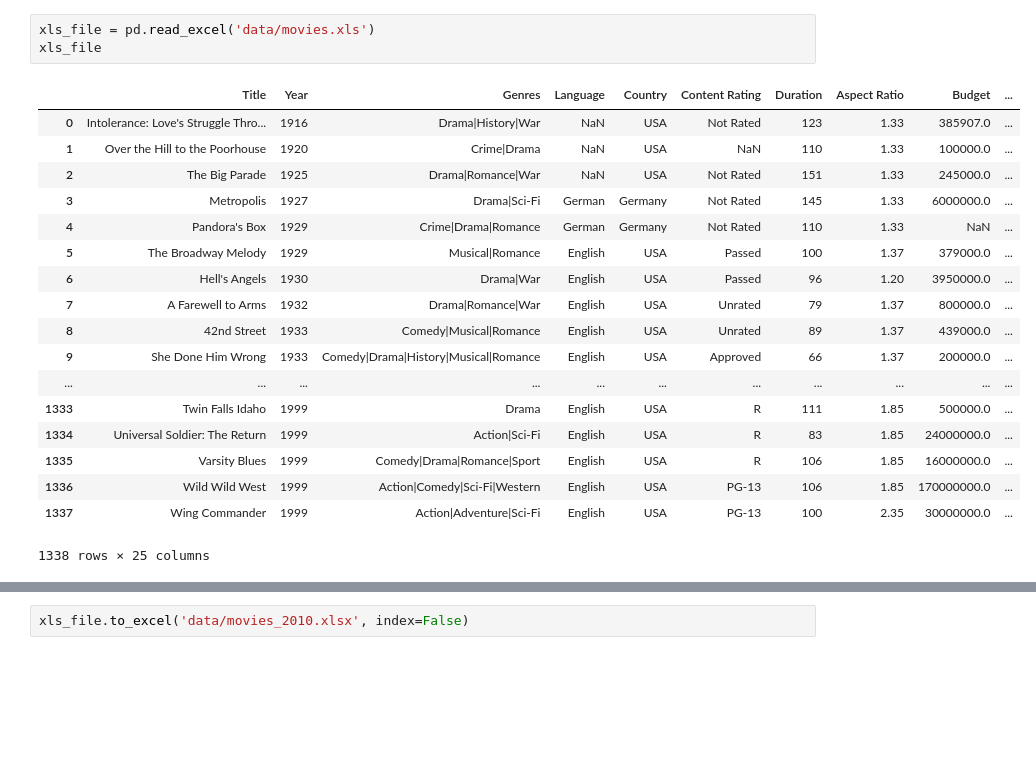
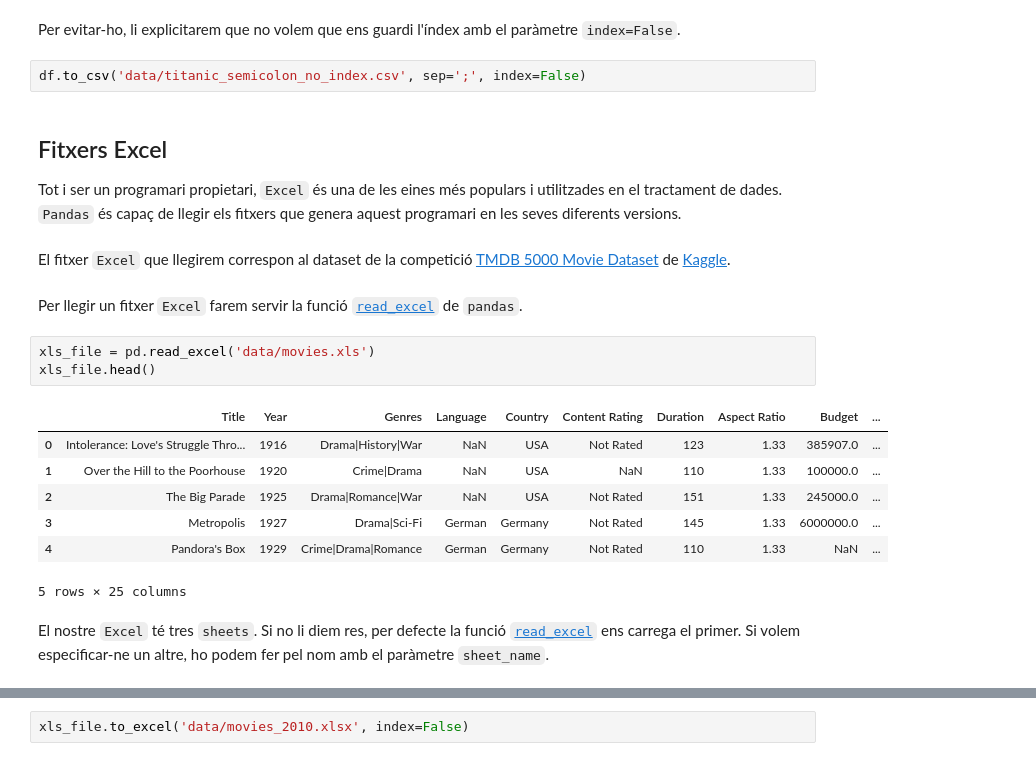
Before and after one commit to xdurana/uoc-dmlab, a Jupyter notebook: 2/lectura-fitxers-dades.ipynb, the cells around one changed output, grey strips where cells are left out. Cells and saved outputs as stored; diff of their text form; blank space fills up the shorter version.

Commit message:
Read CSV and Excel files

```diff
--- a/2/lectura-fitxers-dades.ipynb
+++ b/2/lectura-fitxers-dades.ipynb
@@ -55,24 +97,27 @@ df.to_csv('data/titanic.csv')
+# %% [markdown]
+Per evitar-ho, li explicitarem que no volem que ens guardi l'índex amb el paràmetre `index=False`.
+# %%
+df.to_csv('data/titanic_semicolon_no_index.csv', sep=';', index=False)
+# %% [markdown]
+##  Fitxers Excel
+
+Tot i ser un programari propietari, `Excel` és una de les eines més populars i utilitzades en el tractament de dades. `Pandas` és capaç de llegir els fitxers que genera aquest programari en les seves diferents versions.
+# %% [markdown]
+El fitxer `Excel` que llegirem correspon al dataset de la competició [TMDB 5000 Movie Dataset](https://www.kaggle.com/tmdb/tmdb-movie-metadata) de [Kaggle](https://www.kaggle.com/).
+# %% [markdown]
+Per llegir un fitxer `Excel` farem servir la funció [`read_excel`](https://pandas.pydata.org/pandas-docs/stable/generated/pandas.read_excel.html) de `pandas`.
 # %%
 xls_file = pd.read_excel('data/movies.xls')
-xls_file
+xls_file.head()
 # %% [output]
 |  | Title | Year | Genres | Language | Country | Content Rating | Duration | Aspect Ratio | Budget | ... |
 | 0 | Intolerance: Love's Struggle Thro... | 1916 | Drama|History|War | NaN | USA | Not Rated | 123 | 1.33 | 385907.0 | ... |
 | 1 | Over the Hill to the Poorhouse | 1920 | Crime|Drama | NaN | USA | NaN | 110 | 1.33 | 100000.0 | ... |
 | 2 | The Big Parade | 1925 | Drama|Romance|War | NaN | USA | Not Rated | 151 | 1.33 | 245000.0 | ... |
 | 3 | Metropolis | 1927 | Drama|Sci-Fi | German | Germany | Not Rated | 145 | 1.33 | 6000000.0 | ... |
 | 4 | Pandora's Box | 1929 | Crime|Drama|Romance | German | Germany | Not Rated | 110 | 1.33 | NaN | ... |
-| 5 | The Broadway Melody | 1929 | Musical|Romance | English | USA | Passed | 100 | 1.37 | 379000.0 | ... |
-| 6 | Hell's Angels | 1930 | Drama|War | English | USA | Passed | 96 | 1.20 | 3950000.0 | ... |
-| 7 | A Farewell to Arms | 1932 | Drama|Romance|War | English | USA | Unrated | 79 | 1.37 | 800000.0 | ... |
-| 8 | 42nd Street | 1933 | Comedy|Musical|Romance | English | USA | Unrated | 89 | 1.37 | 439000.0 | ... |
-| 9 | She Done Him Wrong | 1933 | Comedy|Drama|History|Musical|Romance | English | USA | Approved | 66 | 1.37 | 200000.0 | ... |
-| ... | ... | ... | ... | ... | ... | ... | ... | ... | ... | ... |
-| 1333 | Twin Falls Idaho | 1999 | Drama | English | USA | R | 111 | 1.85 | 500000.0 | ... |
-| 1334 | Universal Soldier: The Return | 1999 | Action|Sci-Fi | English | USA | R | 83 | 1.85 | 24000000.0 | ... |
-| 1335 | Varsity Blues | 1999 | Comedy|Drama|Romance|Sport | English | USA | R | 106 | 1.85 | 16000000.0 | ... |
-| 1336 | Wild Wild West | 1999 | Action|Comedy|Sci-Fi|Western | English | USA | PG-13 | 106 | 1.85 | 170000000.0 | ... |
-| 1337 | Wing Commander | 1999 | Action|Adventure|Sci-Fi | English | USA | PG-13 | 100 | 2.35 | 30000000.0 | ... |
-1338 rows × 25 columns
+5 rows × 25 columns
+# %% [markdown]
+El nostre `Excel` té tres `sheets`. Si no li diem res, per defecte la funció [`read_excel`](https://pandas.pydata.org/pandas-docs/stable/generated/pandas.read_excel.html) ens carrega el primer. Si volem especificar-ne un altre, ho podem fer pel nom amb el paràmetre `sheet_name`.
 # %%
 xls_file = pd.read_excel('data/movies.xls', sheet_name='2010s')
```
Also changed, not shown: parts of 25 cells of this notebook, 8 other files.
